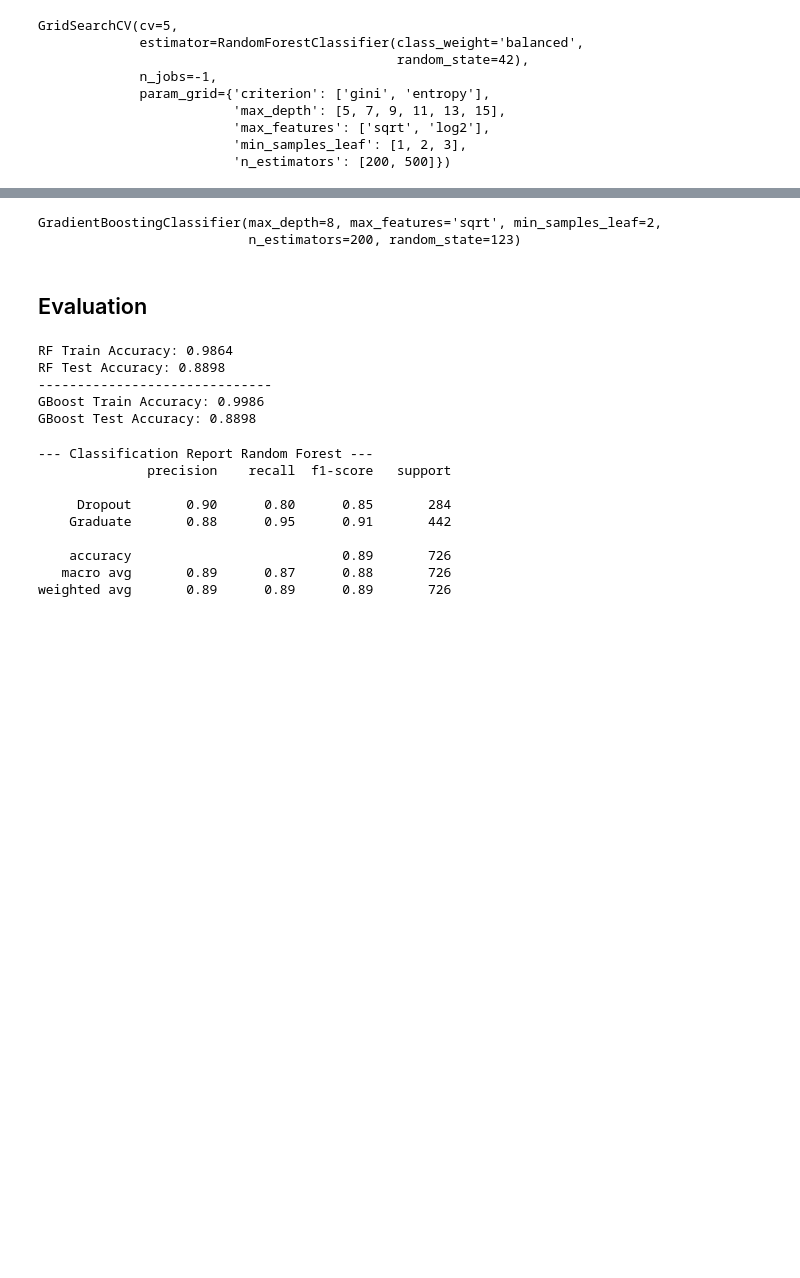
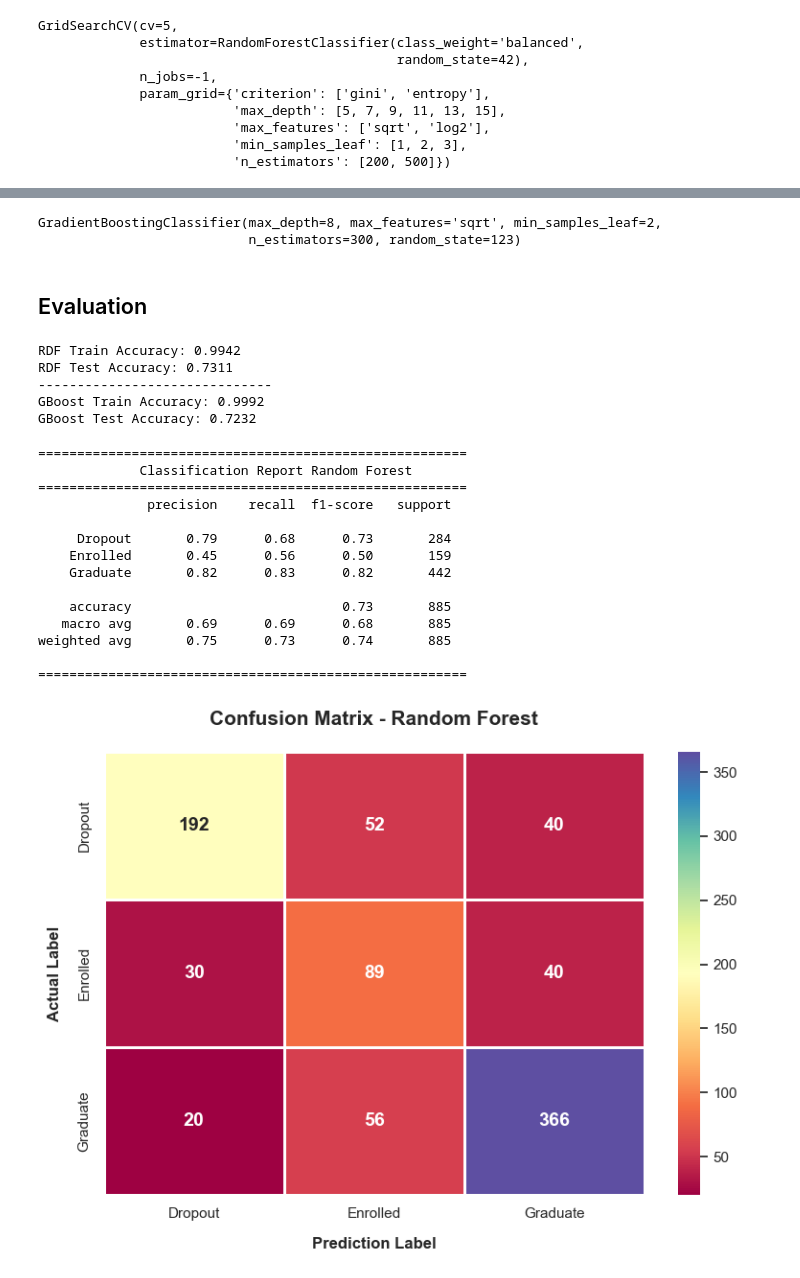
Before and after one commit to seprianto15/students-performance-data-science, a Jupyter notebook: notebook.ipynb, the cells around one changed output, grey strips where cells are left out. Cells and saved outputs as stored; diff of their text form; code cells hidden in the pictures; blank space fills up the shorter version.

```diff
--- a/notebook.ipynb
+++ b/notebook.ipynb
@@ -611,10 +615,10 @@ best parameters rdf_model :  {'criterion': 'gini', 'max_depth': 15, 'max_feature
 rdf_model = RandomForestClassifier(
     random_state=42,
     max_depth=15,
-    n_estimators=500,
+    n_estimators=200,
     max_features='sqrt',
     min_samples_leaf=1,
-    criterion='gini',
+    criterion='entropy',
     n_jobs=-1
 )
 rdf_model.fit(X_train_resampled, y_train_resampled)
@@ -655,12 +657,12 @@ gboost_model = GradientBoostingClassifier(
     max_depth=8,
     max_features='sqrt',
     min_samples_leaf=2,
-    n_estimators=200
+    n_estimators=300
 )
 gboost_model.fit(X_train_resampled, y_train_resampled)
 # %% [output]
 GradientBoostingClassifier(max_depth=8, max_features='sqrt', min_samples_leaf=2,
-                           n_estimators=200, random_state=123)
+                           n_estimators=300, random_state=123)
 # %% [markdown]
 ## Evaluation
 # %%
@@ -687,31 +689,56 @@ y_test_text = label_encoder.inverse_transform(y_test)
 
 # --- 4. Menghitung Akurasi pada data latih dan data uji RandomForest & Gradient Boosting ---
 
-print(f"RF Train Accuracy: {accuracy_score(y_train_resampled, y_train_pred_rdf):.4f}")
-print(f"RF Test Accuracy: {accuracy_score(y_test_text, y_test_pred_rdf):.4f}")
+print(f"RDF Train Accuracy: {accuracy_score(y_train_resampled, y_train_pred_rdf):.4f}")
+print(f"RDF Test Accuracy: {accuracy_score(y_test_text, y_test_pred_rdf):.4f}")
 print("-" * 30)
 print(f"GBoost Train Accuracy: {accuracy_score(y_train_resampled, y_train_pred_gboost):.4f}")
 print(f"GBoost Test Accuracy: {accuracy_score(y_test_text, y_test_pred_gboost):.4f}")
 # %% [output]
-RF Train Accuracy: 0.9864
-RF Test Accuracy: 0.8898
+RDF Train Accuracy: 0.9942
+RDF Test Accuracy: 0.7311
 ------------------------------
-GBoost Train Accuracy: 0.9986
-GBoost Test Accuracy: 0.8898
+GBoost Train Accuracy: 0.9992
+GBoost Test Accuracy: 0.7232
 # %%
-# Menampilkan hasil classification report dari algoritma RandomForest
+# --- 1. Menampilkan hasil classification report dari algoritma RandomForest ---
+print("\n" + "="*55)
+print("             Classification Report Random Forest")
+print("="*55)
+print(classification_report(y_test_text, y_test_pred_rdf))
+print("="*55)
 
-print("\n--- Classification Report Random Forest ---")
-print(classification_report(y_test_text, y_test_pred_rdf))
+# --- 2. Menghitung Confusion Matrix - RandomForest ---
+cm = confusion_matrix(y_test_text, y_test_pred_rdf)
+
+# --- 3. Membuat plot menggunakan Seaborn ---
+plt.figure(figsize=(8, 6))
+sns.heatmap(cm, annot=True, fmt='d', cmap='Spectral',
+            xticklabels=['Dropout', 'Enrolled', 'Graduate' ],
+            yticklabels=['Dropout', 'Enrolled', 'Graduate'],
+            linewidths=2, linecolor='white',
+            annot_kws={"size": 14, "weight": "bold"})
+
+plt.xlabel('Prediction Label', fontsize=12, fontweight='bold', labelpad=12)
+plt.ylabel('Actual Label', fontsize=12, fontweight='bold', labelpad=12)
+plt.title('Confusion Matrix - Random Forest', fontsize=15, pad=20, fontweight='bold')
+plt.tight_layout()
+plt.show()
 # %% [output]
---- Classification Report Random Forest ---
+=======================================================
+             Classification Report Random Forest
+=======================================================
               precision    recall  f1-score   support
 
-     Dropout       0.90      0.80      0.85       284
-    Graduate       0.88      0.95      0.91       442
+     Dropout       0.79      0.68      0.73       284
+    Enrolled       0.45      0.56      0.50       159
+    Graduate       0.82      0.83      0.82       442
 
-    accuracy                           0.89       726
-   macro avg       0.89      0.87      0.88       726
-weighted avg       0.89      0.89      0.89       726
+    accuracy                           0.73       885
+   macro avg       0.69      0.69      0.68       885
+weighted avg       0.75      0.73      0.74       885
+
+=======================================================
+[figure, added]
 # %%
 # Menampilkan hasil classification report dari algoritma GradientBoosting
```
Also changed, not shown: parts of 16 cells of this notebook, 1 other file.
